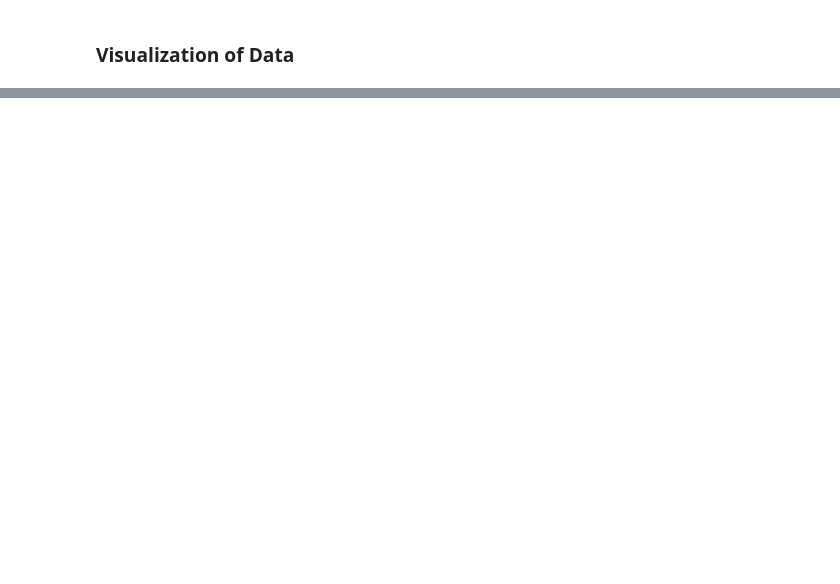
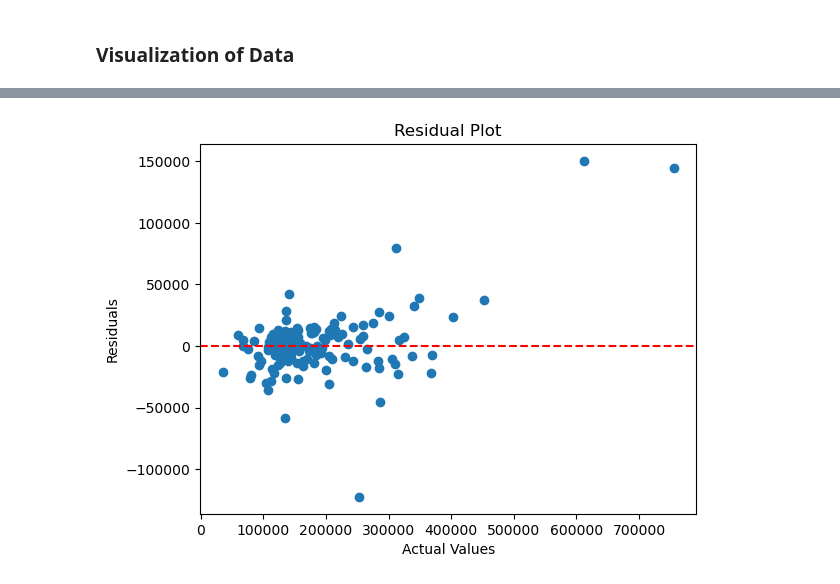
Before and after one commit to sanjanabansal1994/House-Price-Prediction, a Jupyter notebook: EDA.ipynb, the cells around one changed output, grey strips where cells are left out. Drawn from its saved outputs; the diff is of its cells as text; code cells hidden in the pictures; blank space fills up the shorter version.

```diff
--- a/EDA.ipynb
+++ b/EDA.ipynb
@@ -136,0 +422,12 @@ import seaborn as sns
+# %%
+import matplotlib.pyplot as plt
+
+residuals = y_val - y_pred
+plt.scatter(y_val, residuals)
+plt.xlabel('Actual Values')
+plt.ylabel('Residuals')
+plt.title('Residual Plot')
+plt.axhline(y=0, color='r', linestyle='--')
+plt.show()
+# %% [output]
+[figure, added]
```
Also changed, not shown: parts of 60 cells of this notebook.
